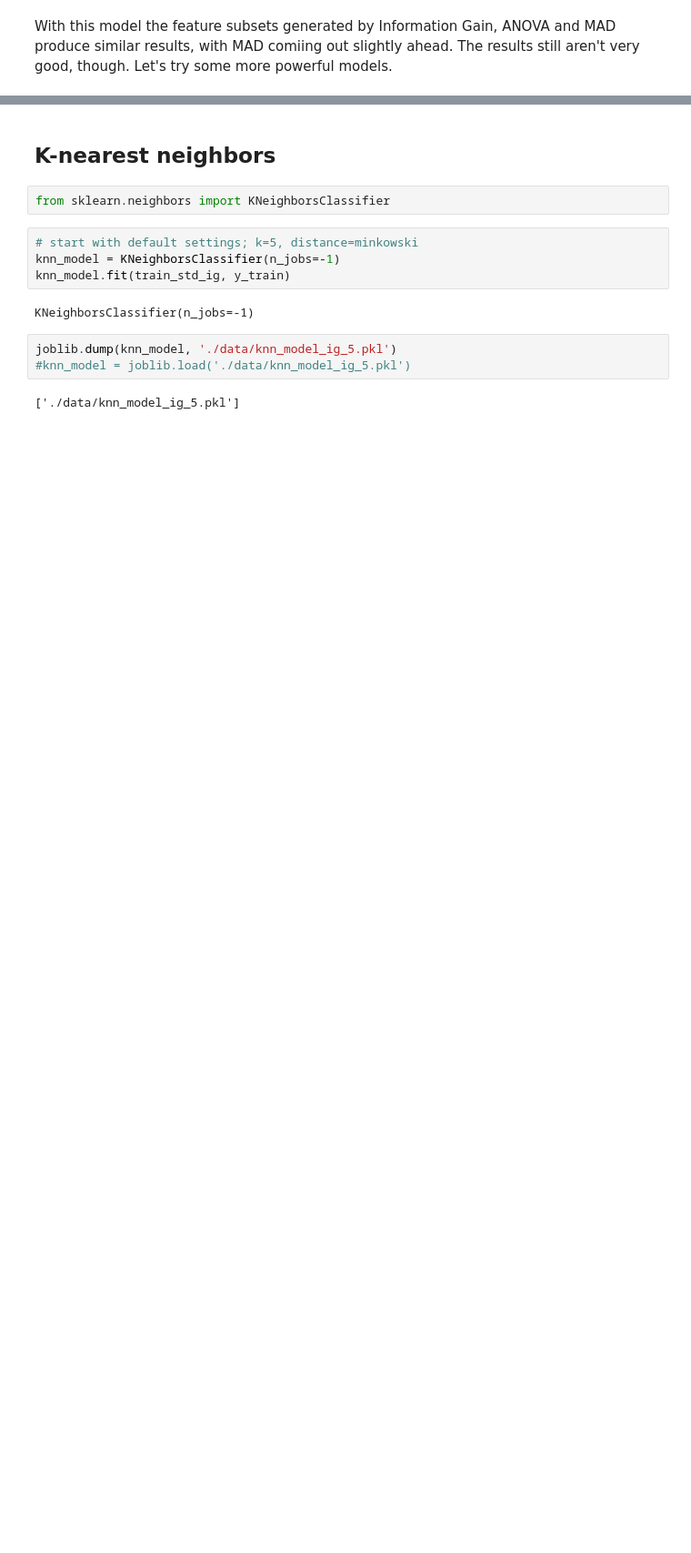
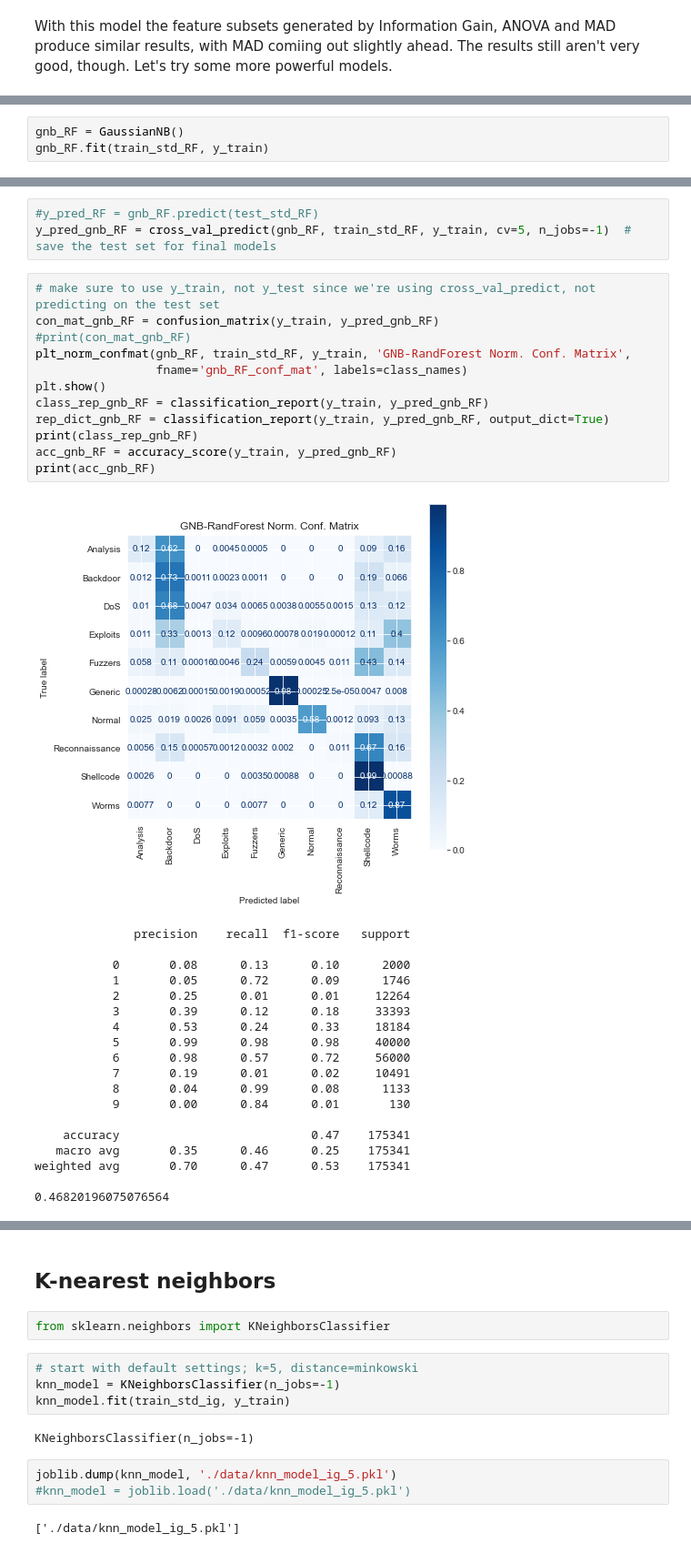
Before and after one commit to pvan1/DATA-606-Capstone, a Jupyter notebook: capstone-phase2.ipynb, the cells around one changed output, grey strips where cells are left out. Shown at 91% size. Saved outputs shown, nothing was run; the diff lists cells and outputs as text; blank space fills up the shorter version.

```diff
--- a/capstone-phase2.ipynb
+++ b/capstone-phase2.ipynb
@@ -574,0 +625,3 @@ With this model the feature subsets generated by Information Gain, ANOVA and MAD
+# %%
+gnb_RF = GaussianNB()
+gnb_RF.fit(train_std_RF, y_train)
@@ -574,0 +635,35 @@ With this model the feature subsets generated by Information Gain, ANOVA and MAD
+# %%
+#y_pred_RF = gnb_RF.predict(test_std_RF)
+y_pred_gnb_RF = cross_val_predict(gnb_RF, train_std_RF, y_train, cv=5, n_jobs=-1)  # save the test set for final models
+# %%
+# make sure to use y_train, not y_test since we're using cross_val_predict, not predicting on the test set
+con_mat_gnb_RF = confusion_matrix(y_train, y_pred_gnb_RF)
+#print(con_mat_gnb_RF)
+plt_norm_confmat(gnb_RF, train_std_RF, y_train, 'GNB-RandForest Norm. Conf. Matrix',
+                 fname='gnb_RF_conf_mat', labels=class_names)
+plt.show()
+class_rep_gnb_RF = classification_report(y_train, y_pred_gnb_RF)
+rep_dict_gnb_RF = classification_report(y_train, y_pred_gnb_RF, output_dict=True)
+print(class_rep_gnb_RF)
+acc_gnb_RF = accuracy_score(y_train, y_pred_gnb_RF)
+print(acc_gnb_RF)
+# %% [output]
+[figure, added]
+              precision    recall  f1-score   support
+
+           0       0.08      0.13      0.10      2000
+           1       0.05      0.72      0.09      1746
+           2       0.25      0.01      0.01     12264
+           3       0.39      0.12      0.18     33393
+           4       0.53      0.24      0.33     18184
+           5       0.99      0.98      0.98     40000
+           6       0.98      0.57      0.72     56000
+           7       0.19      0.01      0.02     10491
+           8       0.04      0.99      0.08      1133
+           9       0.00      0.84      0.01       130
+
+    accuracy                           0.47    175341
+   macro avg       0.35      0.46      0.25    175341
+weighted avg       0.70      0.47      0.53    175341
+
+0.46820196075076564
```
Also changed, not shown: parts of 46 cells of this notebook.
